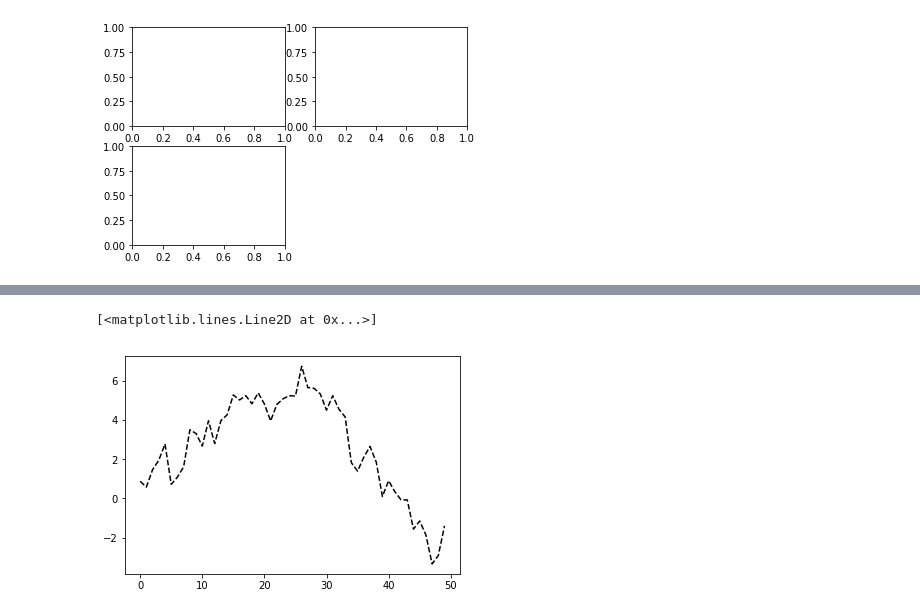
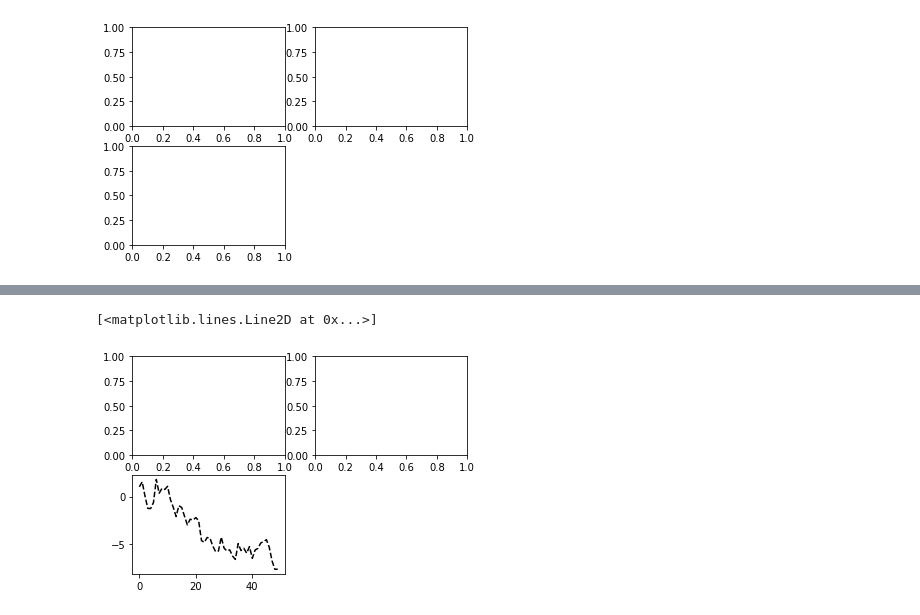
Before and after one commit to indrajeet007/Python-Data-Analysis-Notes, a Jupyter notebook: notebooks/Matplotlib Basics.ipynb, the cells around one changed output, grey strips where cells are left out. Drawn from its saved outputs; the diff is of its cells as text; code cells hidden in the pictures.

```diff
--- a/notebooks/Matplotlib Basics.ipynb
+++ b/notebooks/Matplotlib Basics.ipynb
@@ -37,9 +47,14 @@ ax3 = fig.add_subplot(2, 2, 3)
 # %%
 # 'k--' - style option - plots a black dashed line
+fig = plt.figure()
+ax1 = fig.add_subplot(2, 2, 1)
+ax2 = fig.add_subplot(2, 2, 2)
+ax3 = fig.add_subplot(2, 2, 3)
+
 plt.plot(np.random.randn(50).cumsum(), 'k--')
 # %% [output]
 [<matplotlib.lines.Line2D at 0x...>]
-[figure, old version]
+[figure, new version]
 # %%
 # objs returned by fig.add_subplot are AxesSupport objs
 # one can directly plot on the other empty subplots by calling each one's instance method
```
Also changed, not shown: parts of 21 cells of this notebook.
